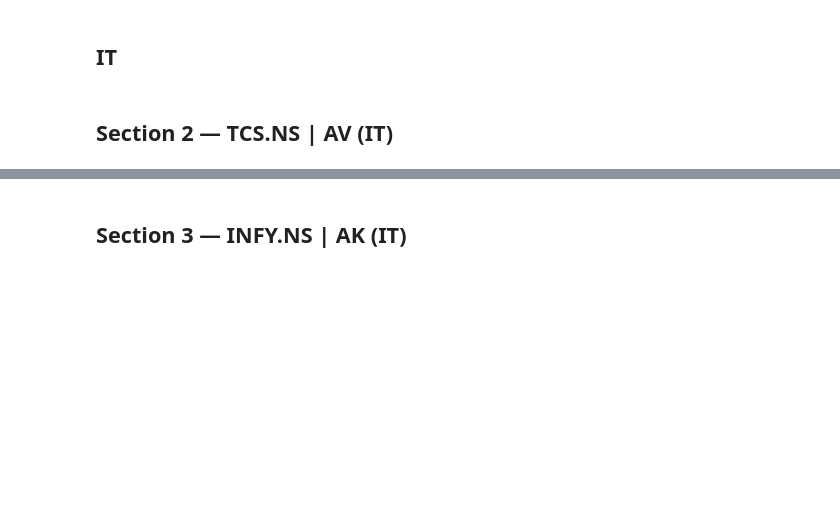
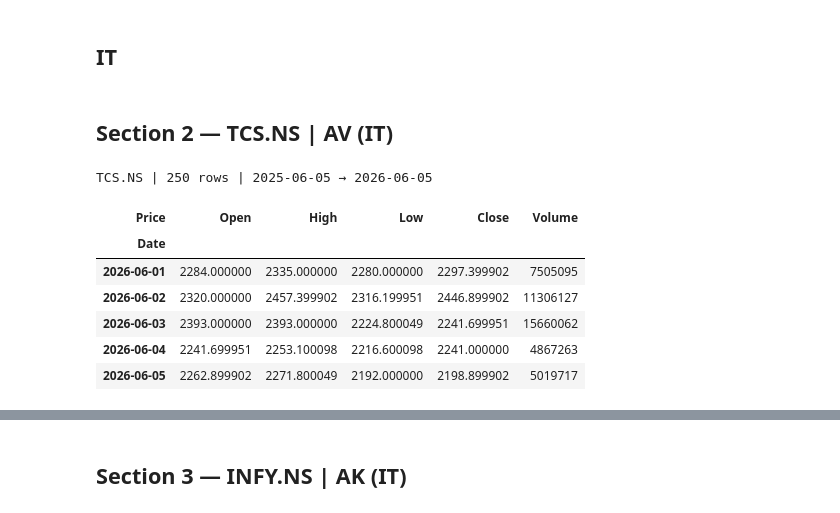
Before and after one commit to Quant-IQ/quantiq, a Jupyter notebook: notebooks/market_analysis.ipynb, the cells around one changed output, grey strips where cells are left out. Drawn from its saved outputs; the diff is of its cells as text; code cells hidden in the pictures; blank space fills up the shorter version.

```diff
--- a/notebooks/market_analysis.ipynb
+++ b/notebooks/market_analysis.ipynb
@@ -232,9 +240,18 @@ _TODO (AJ): Write 3–5 sentences on what the technical and fundamental data rev
 # %%
 # ── 2a. Fetch ──────────────────────────────────────────────────────────────
 ticker = TICKERS["AV"]
 df     = fetch_stock(ticker)
 print(f"{ticker} | {df.shape[0]} rows | {df.index[0].date()} → {df.index[-1].date()}")
-df.head()
+df.tail()
+# %% [output]
+TCS.NS | 250 rows | 2025-06-05 → 2026-06-05
+| Price | Open | High | Low | Close | Volume |
+| Date |  |  |  |  |  |
+| 2026-06-01 | 2284.000000 | 2335.000000 | 2280.000000 | 2297.399902 | 7505095 |
+| 2026-06-02 | 2320.000000 | 2457.399902 | 2316.199951 | 2446.899902 | 11306127 |
+| 2026-06-03 | 2393.000000 | 2393.000000 | 2224.800049 | 2241.699951 | 15660062 |
+| 2026-06-04 | 2241.699951 | 2253.100098 | 2216.600098 | 2241.000000 | 4867263 |
+| 2026-06-05 | 2262.899902 | 2271.800049 | 2192.000000 | 2198.899902 | 5019717 |
 # %%
 # ── 2b. Summary Statistics ──────────────────────────────────────────────────
 print(f"Shape     : {df.shape}")
```
Also changed, not shown: parts of 77 cells of this notebook.
